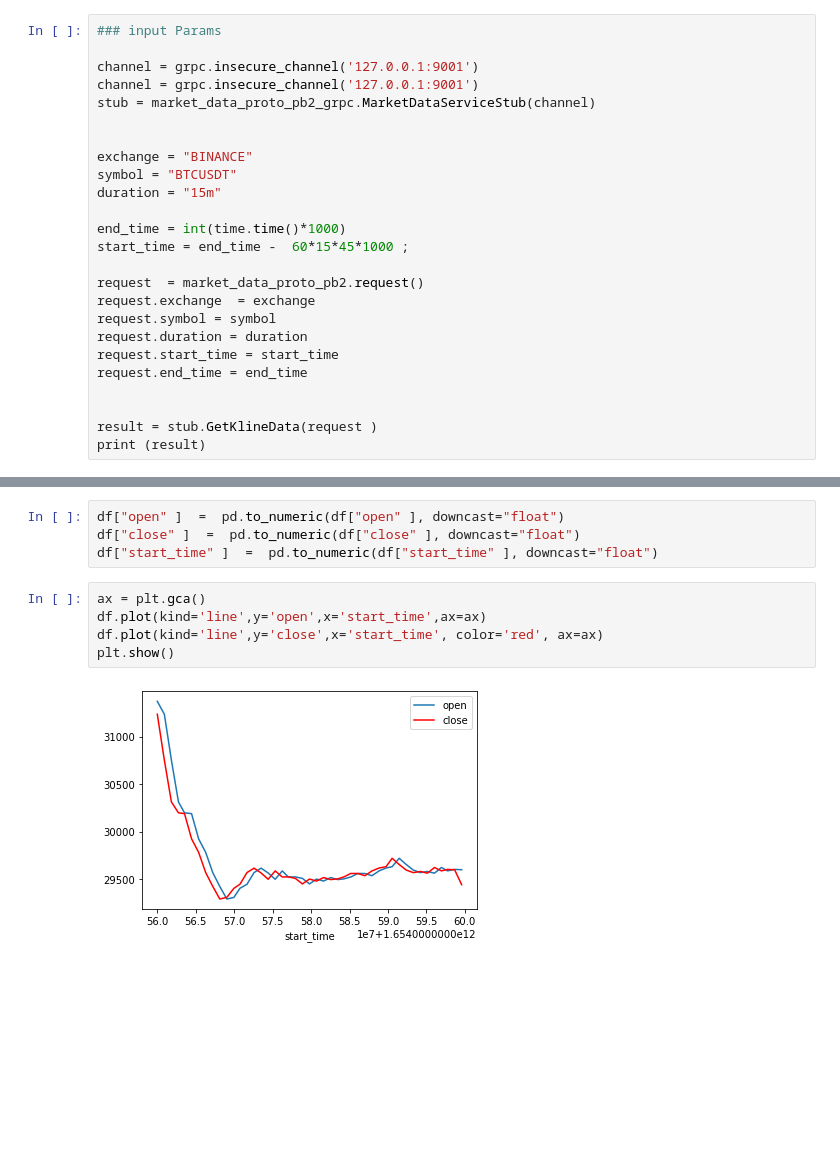
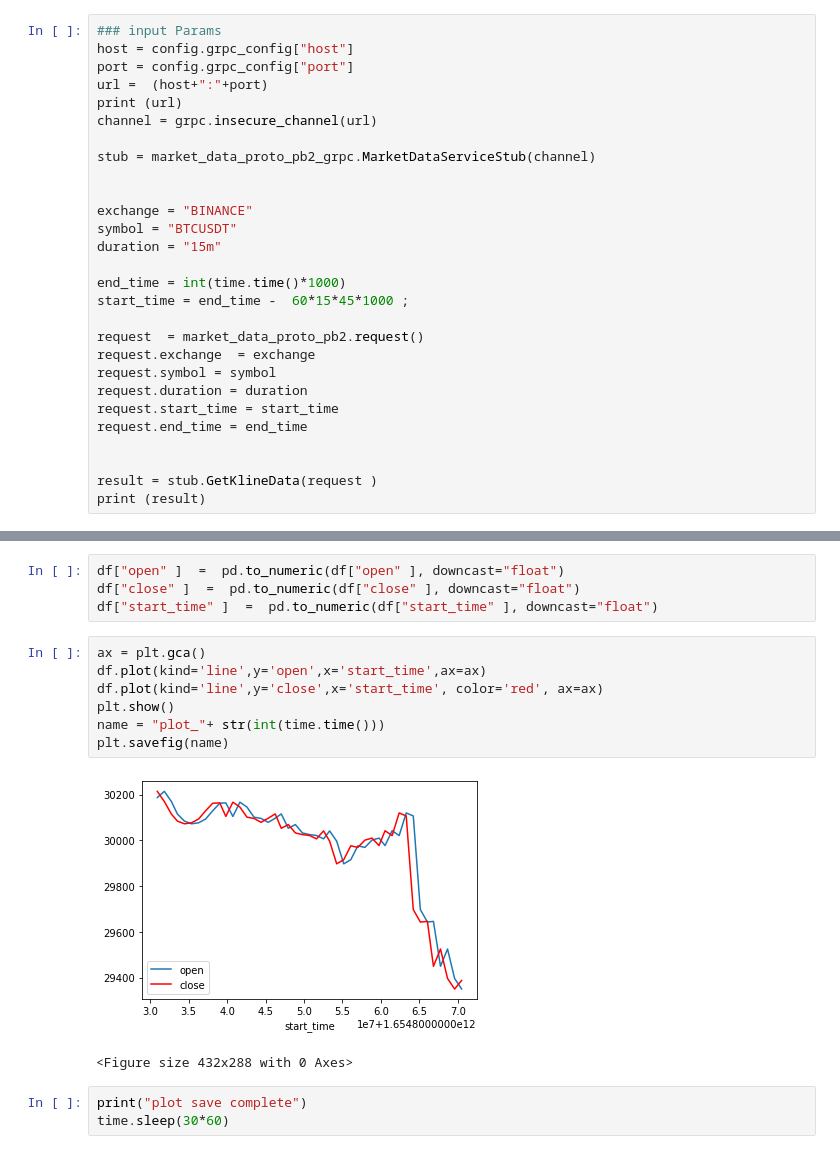
Before and after one commit to sahiljoshi/Altonomy, a Jupyter notebook: jupyter_plot/PlotGenerator.ipynb, the cells around one changed output, grey strips where cells are left out. Drawn from its saved outputs; the diff is of its cells as text; blank space fills up the shorter version.

```diff
--- a/jupyter_plot/PlotGenerator.ipynb
+++ b/jupyter_plot/PlotGenerator.ipynb
@@ -14,8 +16,11 @@ import market_data_proto_pb2_grpc
 # %%
 ### input Params
+host = config.grpc_config["host"]
+port = config.grpc_config["port"]
+url =  (host+":"+port)
+print (url)
+channel = grpc.insecure_channel(url)
 
-channel = grpc.insecure_channel('127.0.0.1:9001')
-channel = grpc.insecure_channel('127.0.0.1:9001')
 stub = market_data_proto_pb2_grpc.MarketDataServiceStub(channel)
 
 
@@ -73,7 +78,13 @@ df["start_time" ]  =  pd.to_numeric(df["start_time" ], downcast="float")
 # %%
 ax = plt.gca()
 df.plot(kind='line',y='open',x='start_time',ax=ax)
 df.plot(kind='line',y='close',x='start_time', color='red', ax=ax)
 plt.show()
+name = "plot_"+ str(int(time.time()))
+plt.savefig(name)
 # %% [output]
-[figure, old version]
+[figure, new version]
+<Figure size 432x288 with 0 Axes>
+# %%
+print("plot save complete")
+time.sleep(30*60)
```
Also changed, not shown: parts of 2 cells of this notebook, 8 other files.
